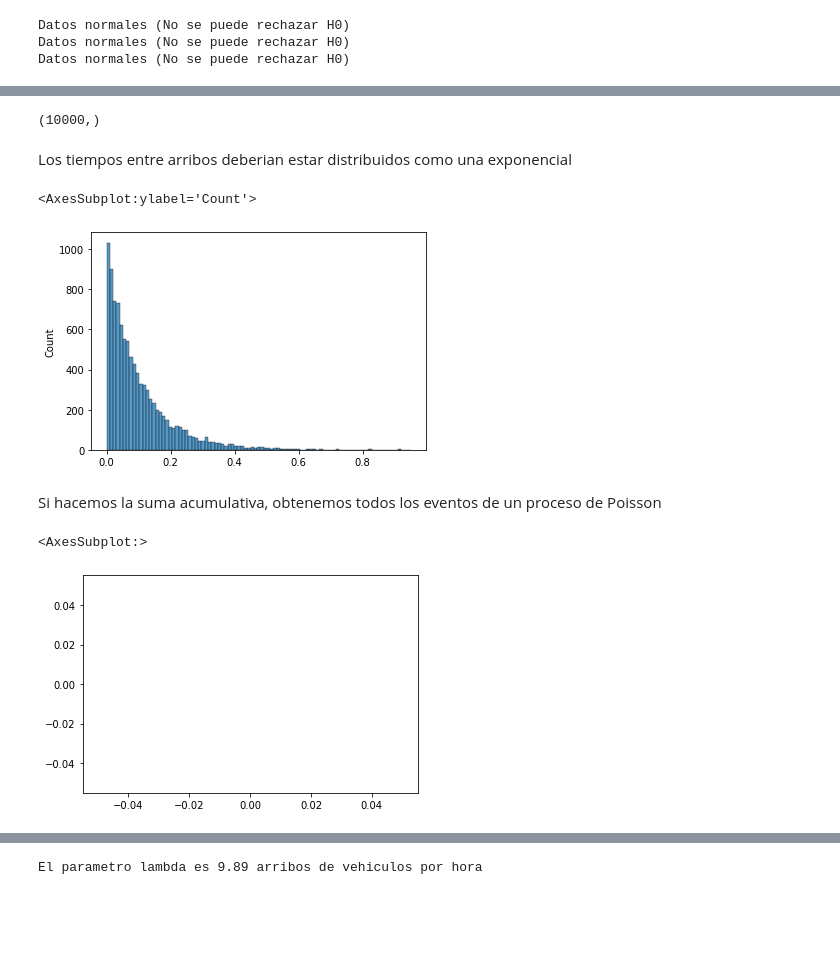
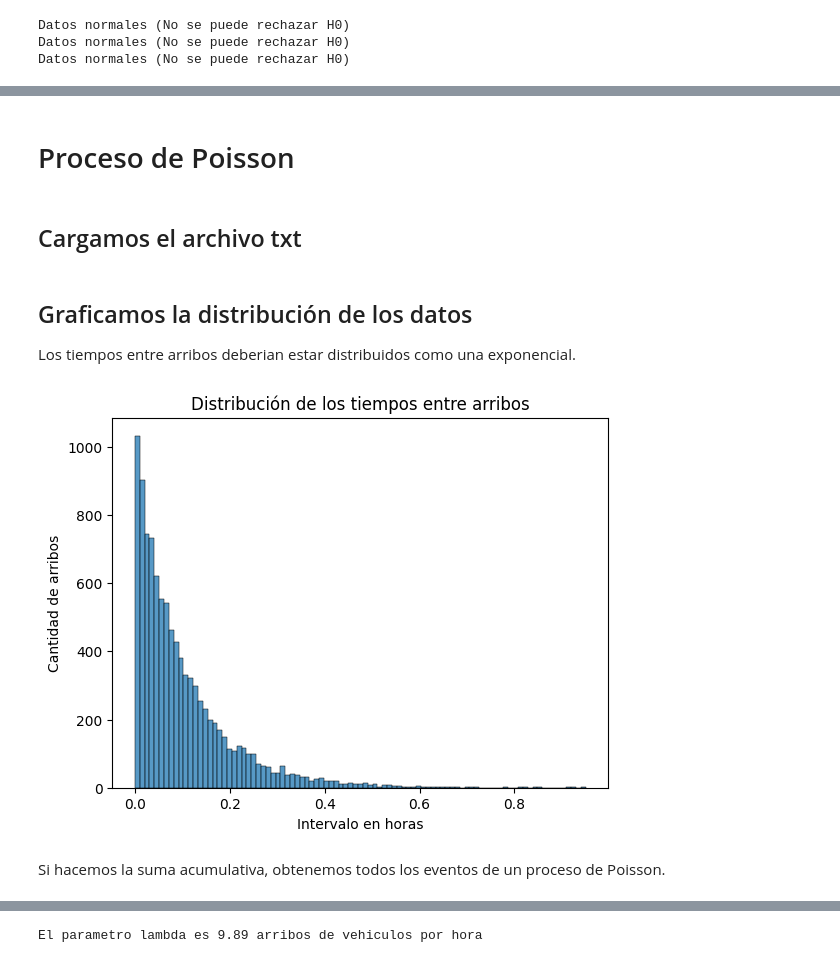
Before and after one commit to ramirogestoso/simulacion-2c-2022, a Jupyter notebook: testRand.ipynb, the cells around one changed output, grey strips where cells are left out. Saved outputs shown, nothing was run; the diff lists cells and outputs as text; code cells hidden in the pictures; blank space fills up the shorter version.

```diff
--- a/testRand.ipynb
+++ b/testRand.ipynb
@@ -212,20 +249,19 @@ Datos normales (No se puede rechazar H0)
+# %% [markdown]
+# Proceso de Poisson
+# %% [markdown]
+## Cargamos el archivo txt
 # %%
 tiempos_entre_arribos = np.loadtxt('tiempos_entre_arribos.txt')
-tiempos_entre_arribos.shape
-# %% [output]
-(10000,)
 # %% [markdown]
-Los tiempos entre arribos deberian estar distribuidos como una exponencial
+## Graficamos la distribución de los datos
+Los tiempos entre arribos deberian estar distribuidos como una exponencial.
-# %%
-sns.histplot(tiempos_entre_arribos)
-# %% [output]
-<AxesSubplot:ylabel='Count'>
-[figure, removed]
+# %%
+sns.histplot(tiempos_entre_arribos)
+plt.title('Distribución de los tiempos entre arribos')
+plt.xlabel('Intervalo en horas')
+plt.ylabel('Cantidad de arribos')
+plt.show()
+# %% [output]
+[figure, added]
 # %% [markdown]
-Si hacemos la suma acumulativa, obtenemos todos los eventos de un proceso de Poisson
+Si hacemos la suma acumulativa, obtenemos todos los eventos de un proceso de Poisson.
-# %%
-eventos_proceso = tiempos_entre_arribos.cumsum()
-sns.scatterplot(eventos_proceso)
-# %% [output]
-<AxesSubplot:>
-[figure, removed]
```
Also changed, not shown: parts of 58 cells of this notebook.
